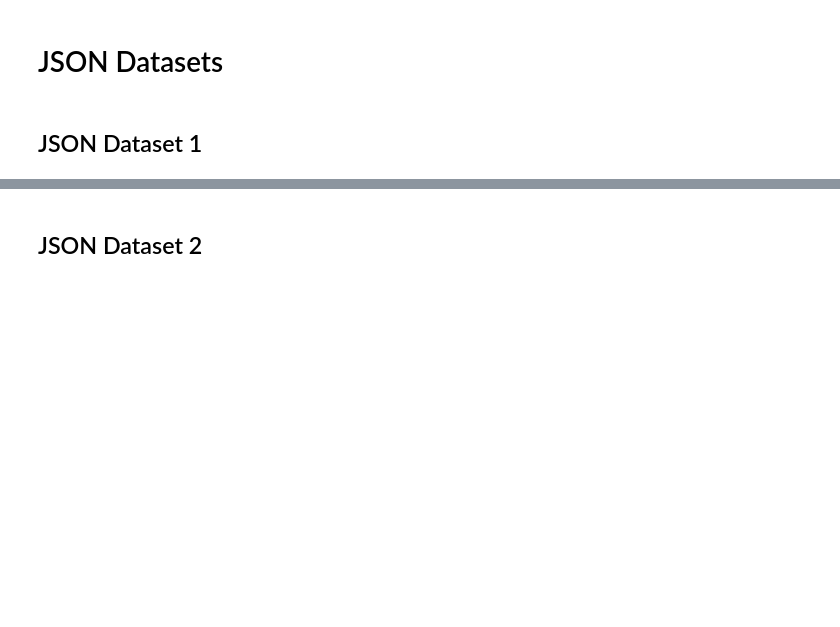
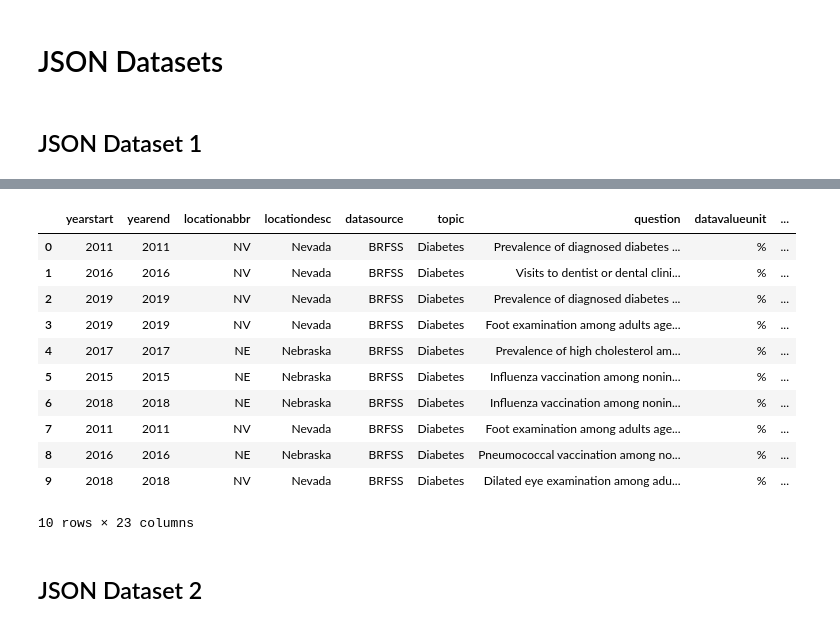
Before and after one commit to bonitr02/datasci_1_loading, a Jupyter notebook: HHA507_wk1_datasci_1_loading.ipynb, the cells around one changed output, grey strips where cells are left out. Saved outputs shown, nothing was run; the diff lists cells and outputs as text; code cells hidden in the pictures; blank space fills up the shorter version.

```diff
--- a/HHA507_wk1_datasci_1_loading.ipynb
+++ b/HHA507_wk1_datasci_1_loading.ipynb
@@ -118,3 +127,18 @@ diabetes_indicators
+# %%
+diabetes_indicators.head(10)
+# %% [output]
+|  | yearstart | yearend | locationabbr | locationdesc | datasource | topic | question | datavalueunit | ... |
+| 0 | 2011 | 2011 | NV | Nevada | BRFSS | Diabetes | Prevalence of diagnosed diabetes ... | % | ... |
+| 1 | 2016 | 2016 | NV | Nevada | BRFSS | Diabetes | Visits to dentist or dental clini... | % | ... |
+| 2 | 2019 | 2019 | NV | Nevada | BRFSS | Diabetes | Prevalence of diagnosed diabetes ... | % | ... |
+| 3 | 2019 | 2019 | NV | Nevada | BRFSS | Diabetes | Foot examination among adults age... | % | ... |
+| 4 | 2017 | 2017 | NE | Nebraska | BRFSS | Diabetes | Prevalence of high cholesterol am... | % | ... |
+| 5 | 2015 | 2015 | NE | Nebraska | BRFSS | Diabetes | Influenza vaccination among nonin... | % | ... |
+| 6 | 2018 | 2018 | NE | Nebraska | BRFSS | Diabetes | Influenza vaccination among nonin... | % | ... |
+| 7 | 2011 | 2011 | NV | Nevada | BRFSS | Diabetes | Foot examination among adults age... | % | ... |
+| 8 | 2016 | 2016 | NE | Nebraska | BRFSS | Diabetes | Pneumococcal vaccination among no... | % | ... |
+| 9 | 2018 | 2018 | NV | Nevada | BRFSS | Diabetes | Dilated eye examination among adu... | % | ... |
+10 rows × 23 columns
 # %% [markdown]
 ## JSON Dataset 2
 # %%
```
Also changed, not shown: parts of 19 cells of this notebook.
